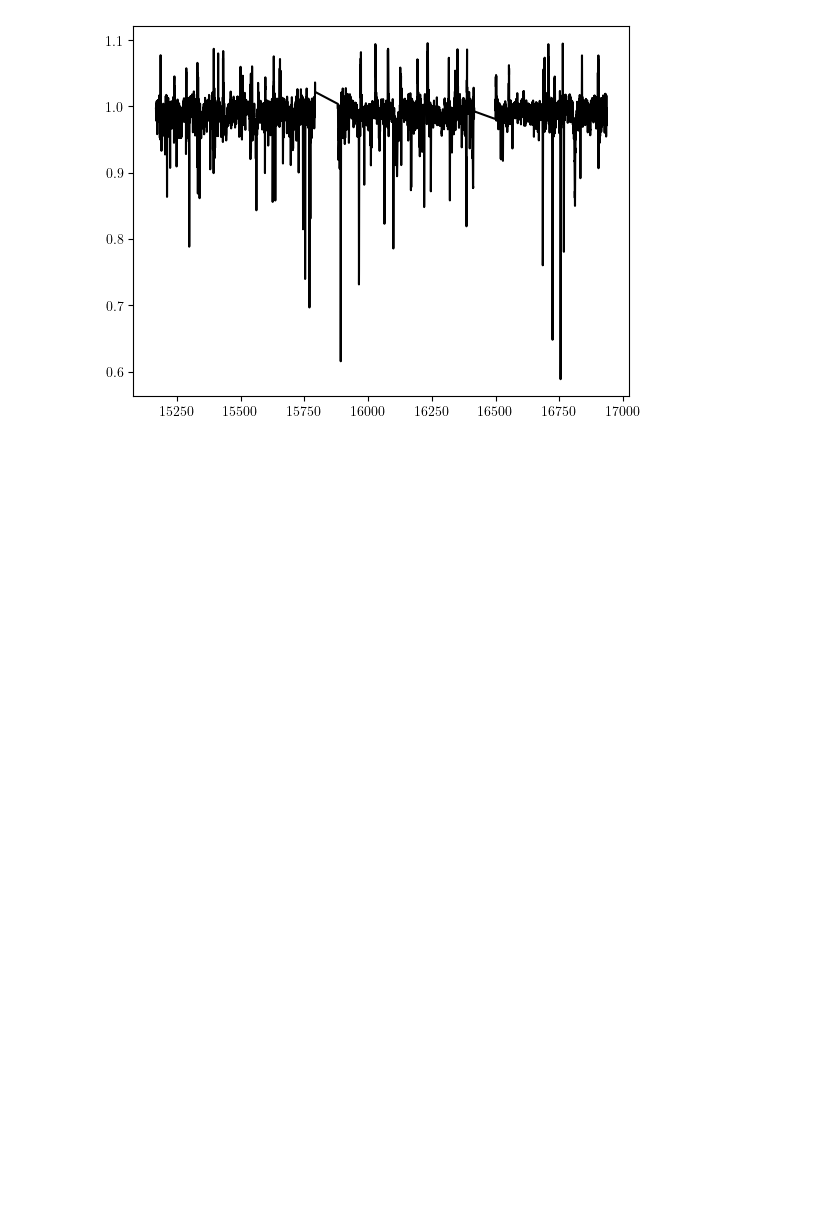
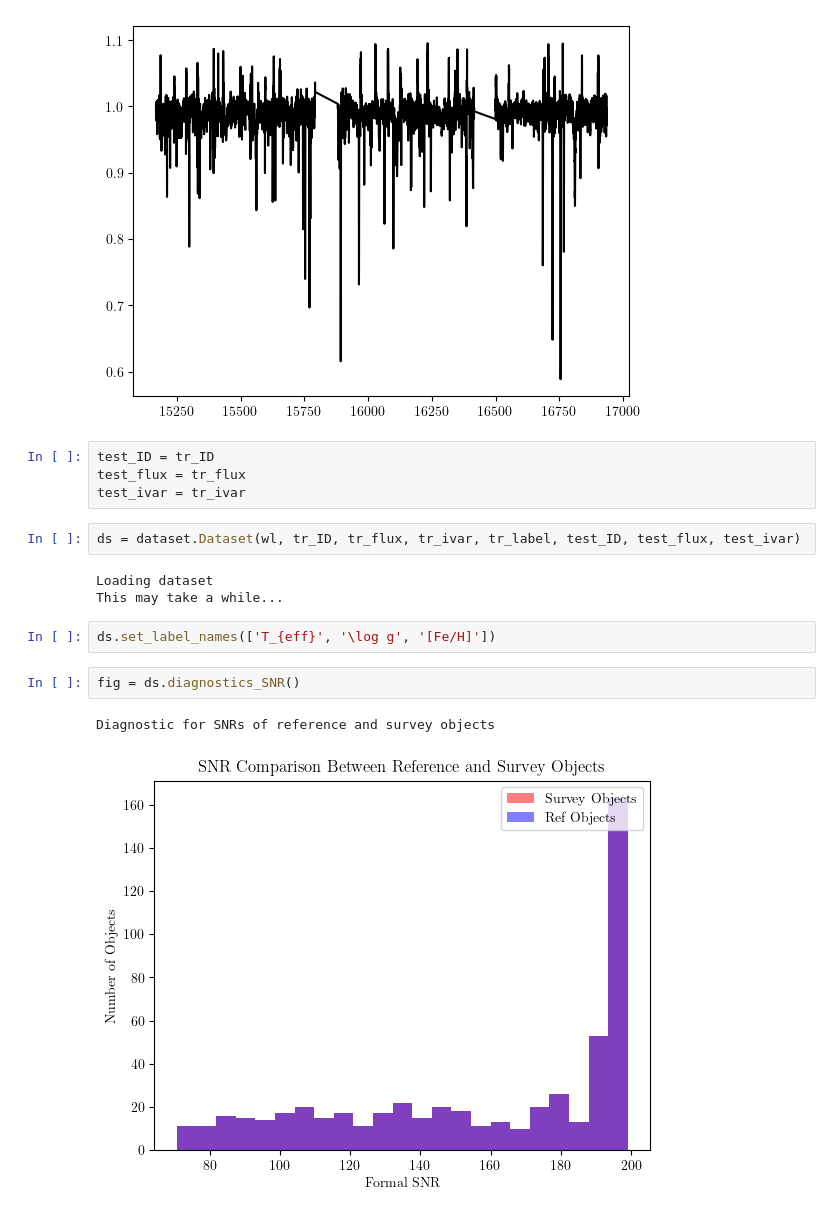
Before and after one commit to maja-jablonska/TheCannon, a Jupyter notebook: training.ipynb, the cells around one changed output. Cells and saved outputs as stored; diff of their text form; blank space fills up the shorter version.

```diff
--- a/training.ipynb
+++ b/training.ipynb
@@ -37,3 +38,19 @@ plt.plot(wl[choose], flux[choose], c='k')
 plt.show()
 # %% [output]
 [figure]
+# %%
+test_ID = tr_ID
+test_flux = tr_flux
+test_ivar = tr_ivar
+# %%
+ds = dataset.Dataset(wl, tr_ID, tr_flux, tr_ivar, tr_label, test_ID, test_flux, test_ivar)
+# %% [output]
+Loading dataset
+This may take a while...
+# %%
+ds.set_label_names(['T_{eff}', '\log g', '[Fe/H]'])
+# %%
+fig = ds.diagnostics_SNR()
+# %% [output]
+Diagnostic for SNRs of reference and survey objects
+[figure, added]
```
Also changed, not shown: parts of 14 cells of this notebook, 5 other files.
